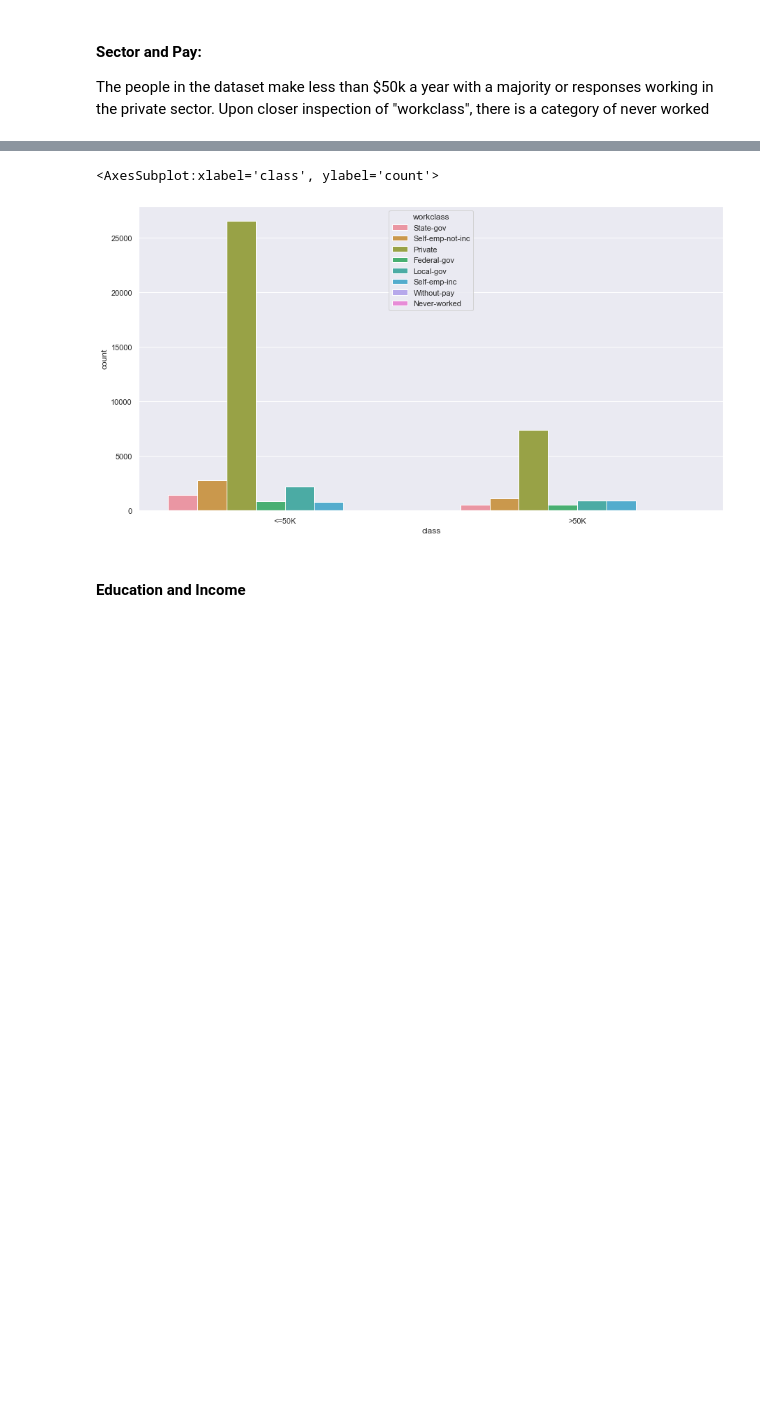
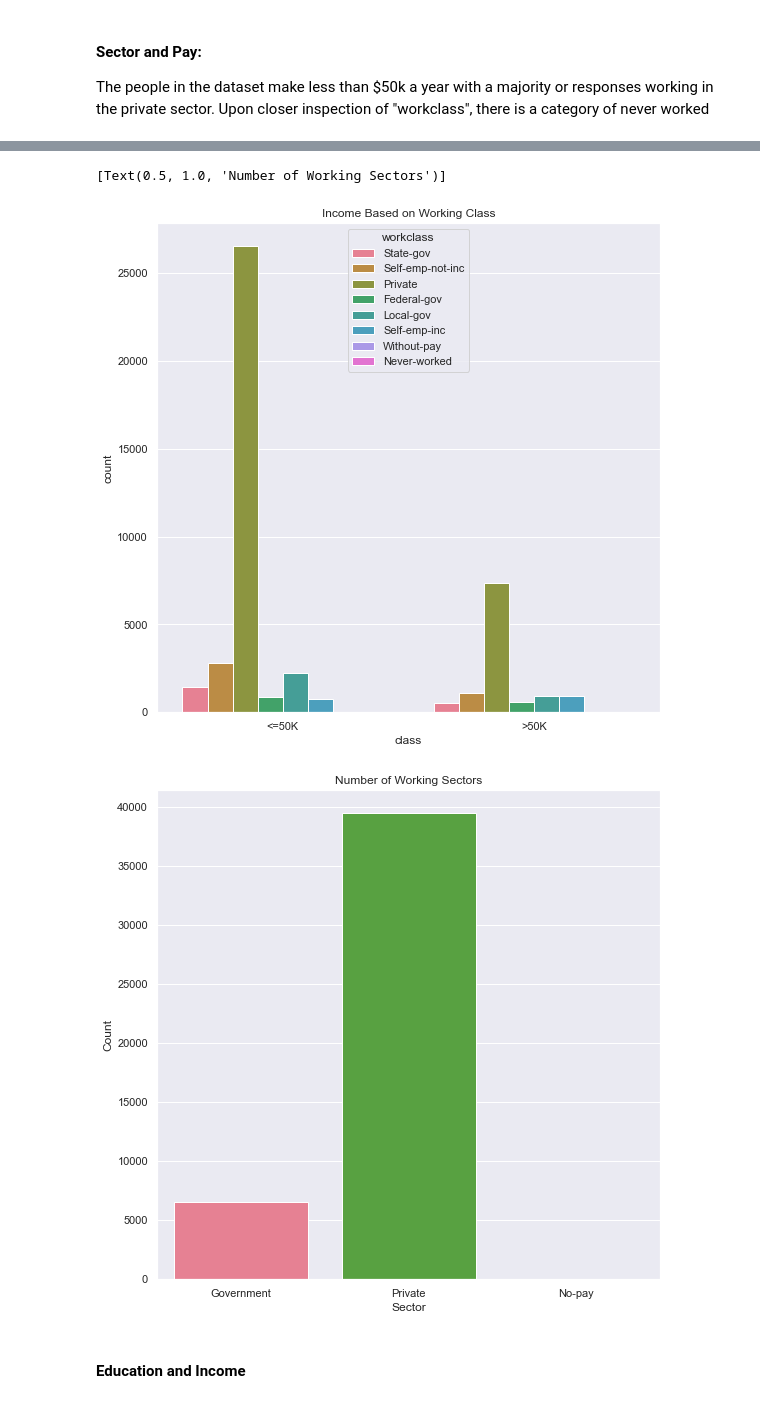
Before and after one commit to plasticfruittree/SciComp_Project, a Jupyter notebook: Main.ipynb, the cells around one changed output, grey strips where cells are left out. Saved outputs shown, nothing was run; the diff lists cells and outputs as text; code cells hidden in the pictures; blank space fills up the shorter version.

```diff
--- a/Main.ipynb
+++ b/Main.ipynb
@@ -129,9 +129,24 @@ plt.savefig("classcount.png")
-# %%
-plt.figure(2)
-sns.countplot(x="class", data = df2, hue = "workclass")
-# %% [output]
-<AxesSubplot:xlabel='class', ylabel='count'>
-[figure, removed]
+# %%
+plt.figure(2)
+ax1 = sns.countplot(x="class", data = df_main, hue = "workclass", palette = 'husl')
+ax1.set(title = "Income Based on Working Class")
+ax1.set_xlabel("Class")
+
+# sector dataframes
+government_sector = df_main[(df_main["workclass"] == 'State-gov') | (df_main["workclass"] == 'Federal-gov') | (df_main["workclass"] == 'Local-gov')]
+private_sector = df_main[(df_main["workclass"] == 'Self-emp-not-inc') | (df_main["workclass"] == 'Private') | (df_main["workclass"] == 'Self-emp-inc')]
+no_pay = df_main[(df_main["workclass"] == 'Without-pay') | (df_main["workclass"] == 'Never-worked')]
+
+# create another dataframe to show the the relationship between sector pay
+sector_data = {'Sector' : ["Government", "Private", "No-pay"],'Count': [len(government_sector), len(private_sector), len(no_pay)] }
+sector_df = pd.DataFrame(data=sector_data)
+plt.figure(3)
+ax2 = sns.barplot(x="Sector",y= "Count",  data = sector_df, palette = 'husl')
+ax2.set(title = "Number of Working Sectors")
+# %% [output]
+[Text(0.5, 1.0, 'Number of Working Sectors')]
+[figure, added]
+[figure, added]
 # %% [markdown]
 #### Education and Income
 # %%
```
Also changed, not shown: parts of 6 cells of this notebook, 1 other file.
